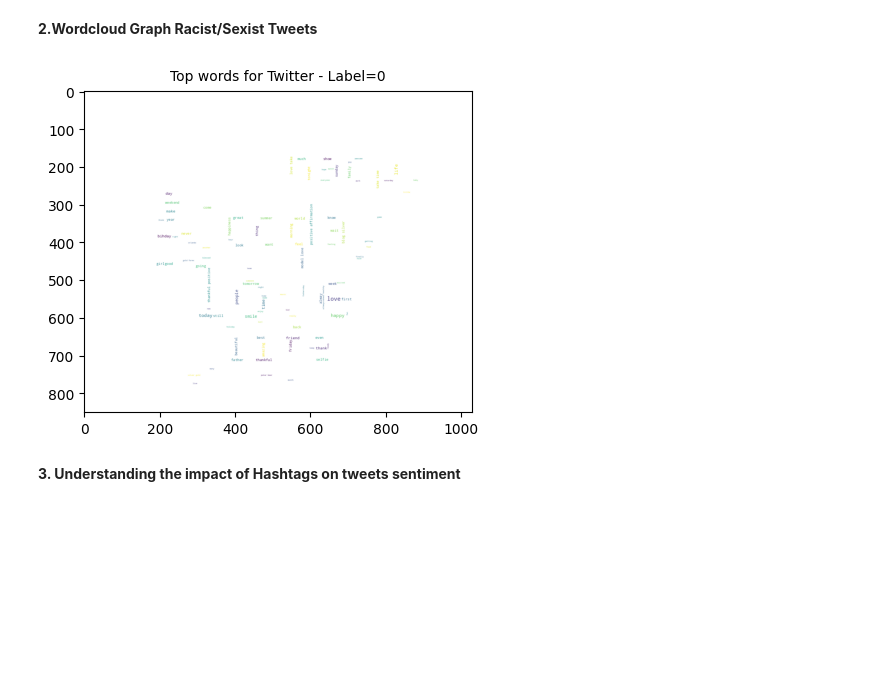
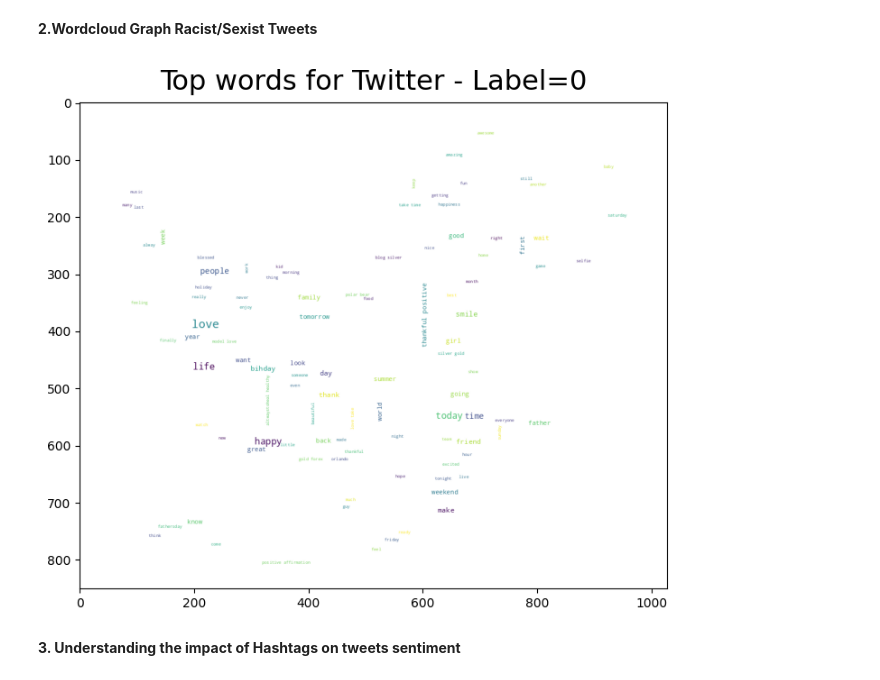
Before and after one commit to Prasad0505/Tweeter_Sentiment_Analysis_Project, a Jupyter notebook: Tweeter_Sentiment_Analysis.ipynb, the cells around one changed output. Drawn from its saved outputs; the diff is of its cells as text; code cells hidden in the pictures; blank space fills up the shorter version.

```diff
--- a/Tweeter_Sentiment_Analysis.ipynb
+++ b/Tweeter_Sentiment_Analysis.ipynb
@@ -302,28 +306,28 @@ plt.show()
 **2.Wordcloud Graph Racist/Sexist Tweets**
 # %%
 from PIL import Image
-im = Image.open('/content/drive/MyDrive/download (1).png')
+im = Image.open('/content/drive/MyDrive/download.jpeg')
 import numpy as np
 from PIL import Image
 from wordcloud import WordCloud
 import matplotlib.pyplot as plt
 
-twitter_mask = np.array(Image.open('/content/drive/MyDrive/download (1).png'))
+twitter_mask = np.array(Image.open('/content/drive/MyDrive/download.jpeg'))
 
 wc = WordCloud(
     background_color='white',
     max_words=100,
     mask=twitter_mask
 )
 
 wc.generate(' '.join(text for text in df.loc[df['label'] == 0, 'tweet']))
 
-plt.figure(figsize=(5, 7))
-plt.title('Top words for Twitter - Label=0', fontdict={'size': 10, 'verticalalignment': 'bottom'})
+plt.figure(figsize=(10, 7))
+plt.title('Top words for Twitter - Label=0', fontdict={'size': 22, 'verticalalignment': 'bottom'})
 plt.imshow(wc)
 plt.show()
 # %% [output]
-[figure, old version]
+[figure, new version]
 # %% [markdown]
 **3. Understanding the impact of Hashtags on tweets sentiment**
 # %%
```
Also changed, not shown: parts of 14 cells of this notebook.
